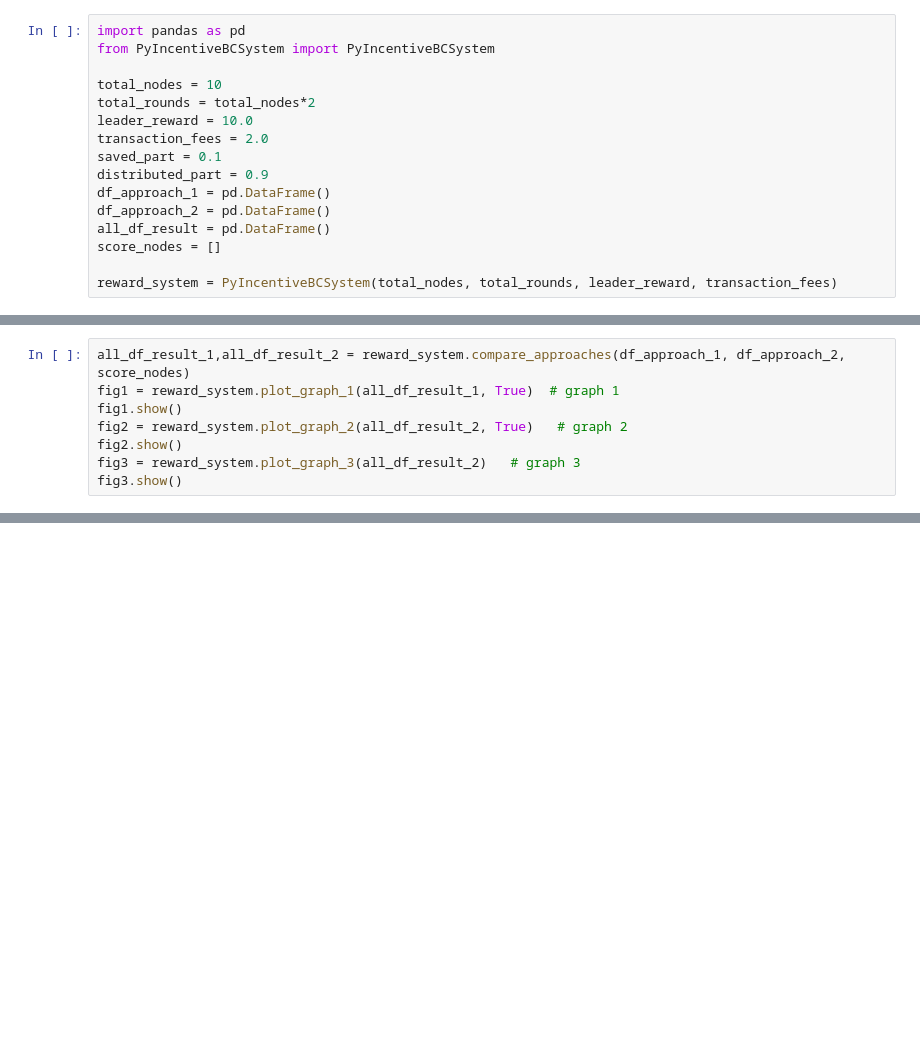
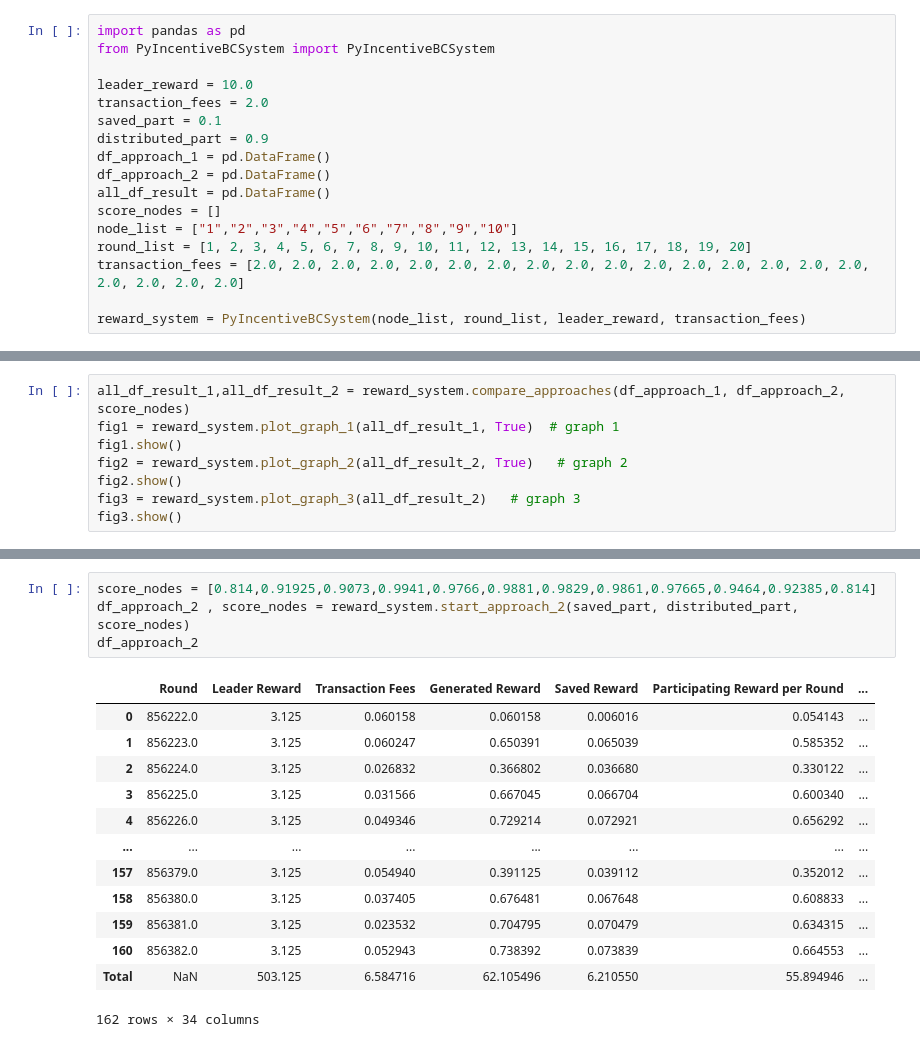
Before and after one commit to ouaguid/pyIncentiveBC, a Jupyter notebook: src/PyIncentiveBC_demo.ipynb, the cells around one changed output, grey strips where cells are left out. Drawn from its saved outputs; the diff is of its cells as text; blank space fills up the shorter version.

```diff
--- a/src/PyIncentiveBC_demo.ipynb
+++ b/src/PyIncentiveBC_demo.ipynb
@@ -2,8 +17,6 @@
 import pandas as pd
 from PyIncentiveBCSystem import PyIncentiveBCSystem
 
-total_nodes = 10
-total_rounds = total_nodes*2
 leader_reward = 10.0
 transaction_fees = 2.0
 saved_part = 0.1
@@ -12,8 +25,11 @@ df_approach_1 = pd.DataFrame()
 df_approach_2 = pd.DataFrame()
 all_df_result = pd.DataFrame()
 score_nodes = []
+node_list = ["1","2","3","4","5","6","7","8","9","10"]
+round_list = [1, 2, 3, 4, 5, 6, 7, 8, 9, 10, 11, 12, 13, 14, 15, 16, 17, 18, 19, 20]
+transaction_fees = [2.0, 2.0, 2.0, 2.0, 2.0, 2.0, 2.0, 2.0, 2.0, 2.0, 2.0, 2.0, 2.0, 2.0, 2.0, 2.0, 2.0, 2.0, 2.0, 2.0]
 
-reward_system = PyIncentiveBCSystem(total_nodes, total_rounds, leader_reward, transaction_fees)
+reward_system = PyIncentiveBCSystem(node_list, round_list, leader_reward, transaction_fees)
 # %%
 df_approach_1 = reward_system.start_approach_1()
 print (df_approach_1)
@@ -68,0 +123,18 @@ fig3.show()
+# %%
+score_nodes = [0.814,0.91925,0.9073,0.9941,0.9766,0.9881,0.9829,0.9861,0.97665,0.9464,0.92385,0.814]
+df_approach_2 , score_nodes = reward_system.start_approach_2(saved_part, distributed_part, score_nodes)
+df_approach_2
+# %% [output]
+|  | Round | Leader Reward | Transaction Fees | Generated Reward | Saved Reward | Participating Reward per Round | ... |
+| 0 | 856222.0 | 3.125 | 0.060158 | 0.060158 | 0.006016 | 0.054143 | ... |
+| 1 | 856223.0 | 3.125 | 0.060247 | 0.650391 | 0.065039 | 0.585352 | ... |
+| 2 | 856224.0 | 3.125 | 0.026832 | 0.366802 | 0.036680 | 0.330122 | ... |
+| 3 | 856225.0 | 3.125 | 0.031566 | 0.667045 | 0.066704 | 0.600340 | ... |
+| 4 | 856226.0 | 3.125 | 0.049346 | 0.729214 | 0.072921 | 0.656292 | ... |
+| ... | ... | ... | ... | ... | ... | ... | ... |
+| 157 | 856379.0 | 3.125 | 0.054940 | 0.391125 | 0.039112 | 0.352012 | ... |
+| 158 | 856380.0 | 3.125 | 0.037405 | 0.676481 | 0.067648 | 0.608833 | ... |
+| 159 | 856381.0 | 3.125 | 0.023532 | 0.704795 | 0.070479 | 0.634315 | ... |
+| 160 | 856382.0 | 3.125 | 0.052943 | 0.738392 | 0.073839 | 0.664553 | ... |
+| Total | NaN | 503.125 | 6.584716 | 62.105496 | 6.210550 | 55.894946 | ... |
+162 rows × 34 columns
```
Also changed, not shown: parts of 6 cells of this notebook, 2 other files.
